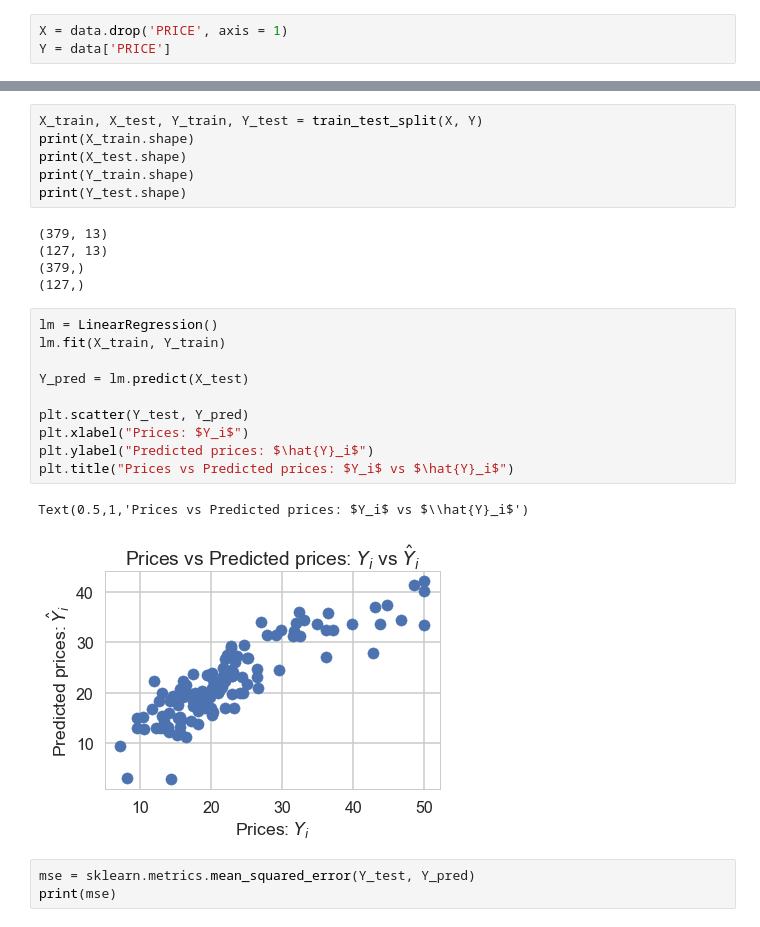
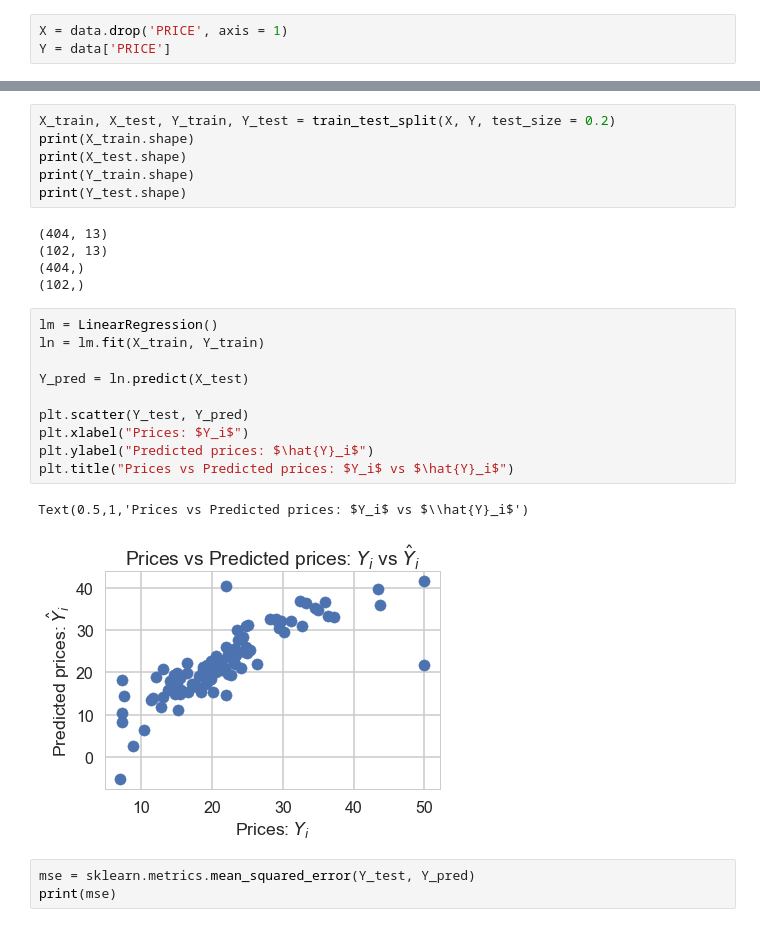
Before and after one commit to jakeTran42/MakeSchoolY2, a Jupyter notebook: DS2.1/Boston_Housing.ipynb, the cells around one changed output, grey strips where cells are left out. Cells and saved outputs as stored; diff of their text form.

```diff
--- a/DS2.1/Boston_Housing.ipynb
+++ b/DS2.1/Boston_Housing.ipynb
@@ -71,27 +77,27 @@ Y = data['PRICE']
 # %%
-X_train, X_test, Y_train, Y_test = train_test_split(X, Y)
+X_train, X_test, Y_train, Y_test = train_test_split(X, Y, test_size = 0.2)
 print(X_train.shape)
 print(X_test.shape)
 print(Y_train.shape)
 print(Y_test.shape)
 # %% [output]
-(379, 13)
-(127, 13)
-(379,)
-(127,)
+(404, 13)
+(102, 13)
+(404,)
+(102,)
 # %%
 lm = LinearRegression()
-lm.fit(X_train, Y_train)
+ln = lm.fit(X_train, Y_train)
 
-Y_pred = lm.predict(X_test)
+Y_pred = ln.predict(X_test)
 
 plt.scatter(Y_test, Y_pred)
 plt.xlabel("Prices: $Y_i$")
 plt.ylabel("Predicted prices: $\hat{Y}_i$")
 plt.title("Prices vs Predicted prices: $Y_i$ vs $\hat{Y}_i$")
 # %% [output]
 Text(0.5,1,'Prices vs Predicted prices: $Y_i$ vs $\\hat{Y}_i$')
-[figure, old version]
+[figure, new version]
 # %%
 mse = sklearn.metrics.mean_squared_error(Y_test, Y_pred)
 print(mse)
```
Also changed, not shown: parts of 1 cell of this notebook, 2 other files.
